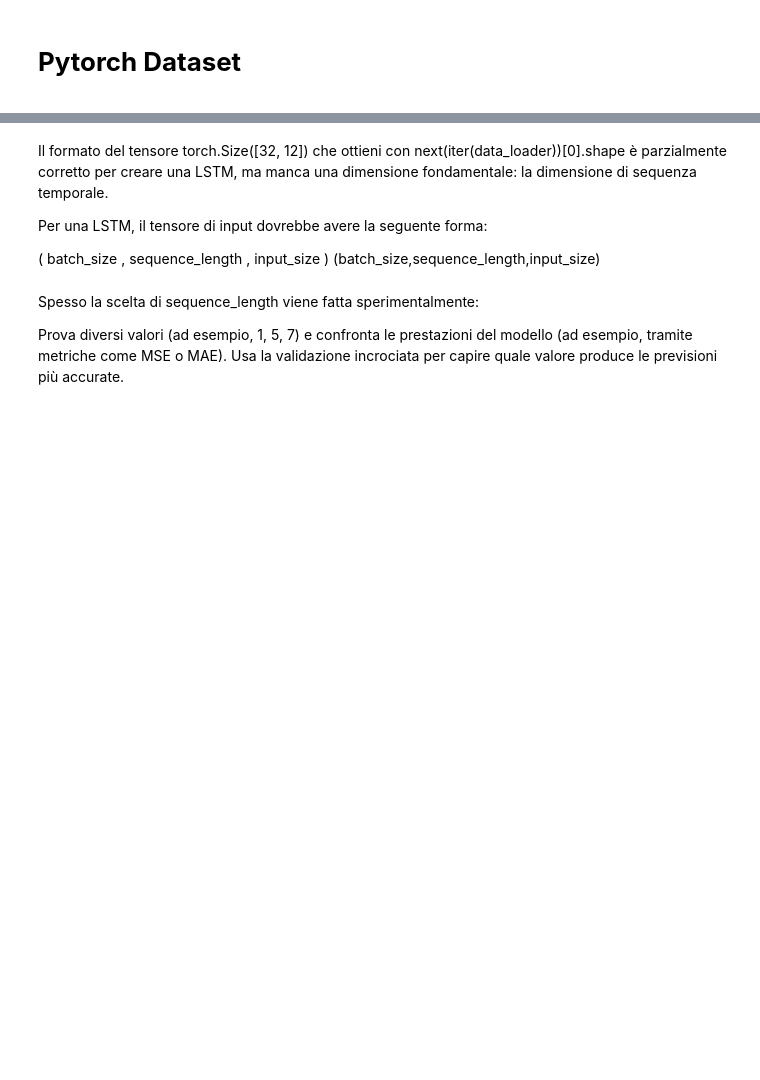
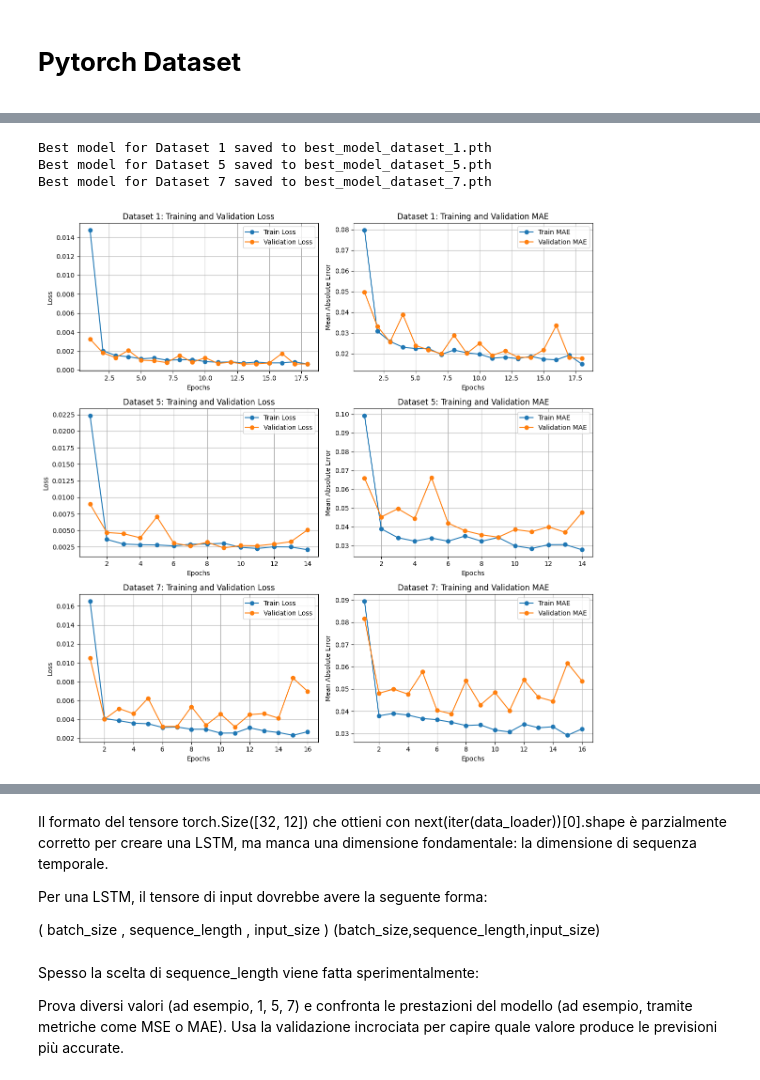
Before and after one commit to MicheleGiambelli/Deep-Learning-Project, a Jupyter notebook: Crypto_guru.ipynb, the cells around one changed output, grey strips where cells are left out. Drawn from its saved outputs; the diff is of its cells as text; code cells hidden in the pictures; blank space fills up the shorter version.

```diff
--- a/Crypto_guru.ipynb
+++ b/Crypto_guru.ipynb
@@ -532,6 +350,0 @@ Early stopping at epoch 15. Best epoch: 10 with best val loss 0.0008306980876527
-# %%
-# Save the best model
-if best_model_state is not None:
-    save_path = "best_model.pth"
-    torch.save(best_model_state, save_path)
-    print(f"Best model saved to {save_path}")
@@ -647,0 +745,51 @@ plt.show()
+# %%
+# Dizionario per salvare i percorsi dei modelli migliori
+model_save_paths = {
+    "Dataset 1": "best_model_dataset_1.pth",
+    "Dataset 5": "best_model_dataset_5.pth",
+    "Dataset 7": "best_model_dataset_7.pth"
+}
+
+# Save the best model
+for dataset_name, best_model_state in best_models.items():
+  if best_model_state is not None:
+    save_path = model_save_paths[dataset_name]
+    torch.save(best_model_state, save_path)
+    print(f"Best model for {dataset_name} saved to {save_path}")
+# %% [output]
+Best model for Dataset 1 saved to best_model_dataset_1.pth
+Best model for Dataset 5 saved to best_model_dataset_5.pth
+Best model for Dataset 7 saved to best_model_dataset_7.pth
+# %%
+# Plot metrics for all datasets using subplots
+fig, axs = plt.subplots(len(results), 2, figsize=(12, 4 * len(results)))
+
+for i, (dataset_name, metrics) in enumerate(results.items()):
+    train_losses = metrics["train_losses"]
+    val_losses = metrics["val_losses"]
+    train_mae = metrics["train_mae"]
+    val_mae = metrics["val_mae"]
+    epochs = metrics["epochs"]
+
+    # Loss plot
+    axs[i, 0].plot(epochs, train_losses, label='Train Loss', marker='o')
+    axs[i, 0].plot(epochs, val_losses, label='Validation Loss', marker='o')
+    axs[i, 0].set_xlabel('Epochs')
+    axs[i, 0].set_ylabel('Loss')
+    axs[i, 0].set_title(f'{dataset_name}: Training and Validation Loss')
+    axs[i, 0].legend()
+    axs[i, 0].grid()
+
+    # MAE plot
+    axs[i, 1].plot(epochs, train_mae, label='Train MAE', marker='o')
+    axs[i, 1].plot(epochs, val_mae, label='Validation MAE', marker='o')
+    axs[i, 1].set_xlabel('Epochs')
+    axs[i, 1].set_ylabel('Mean Absolute Error')
+    axs[i, 1].set_title(f'{dataset_name}: Training and Validation MAE')
+    axs[i, 1].legend()
+    axs[i, 1].grid()
+
+plt.tight_layout()
+plt.show()
+# %% [output]
+[figure, added]
```
Also changed, not shown: parts of 72 cells of this notebook.
